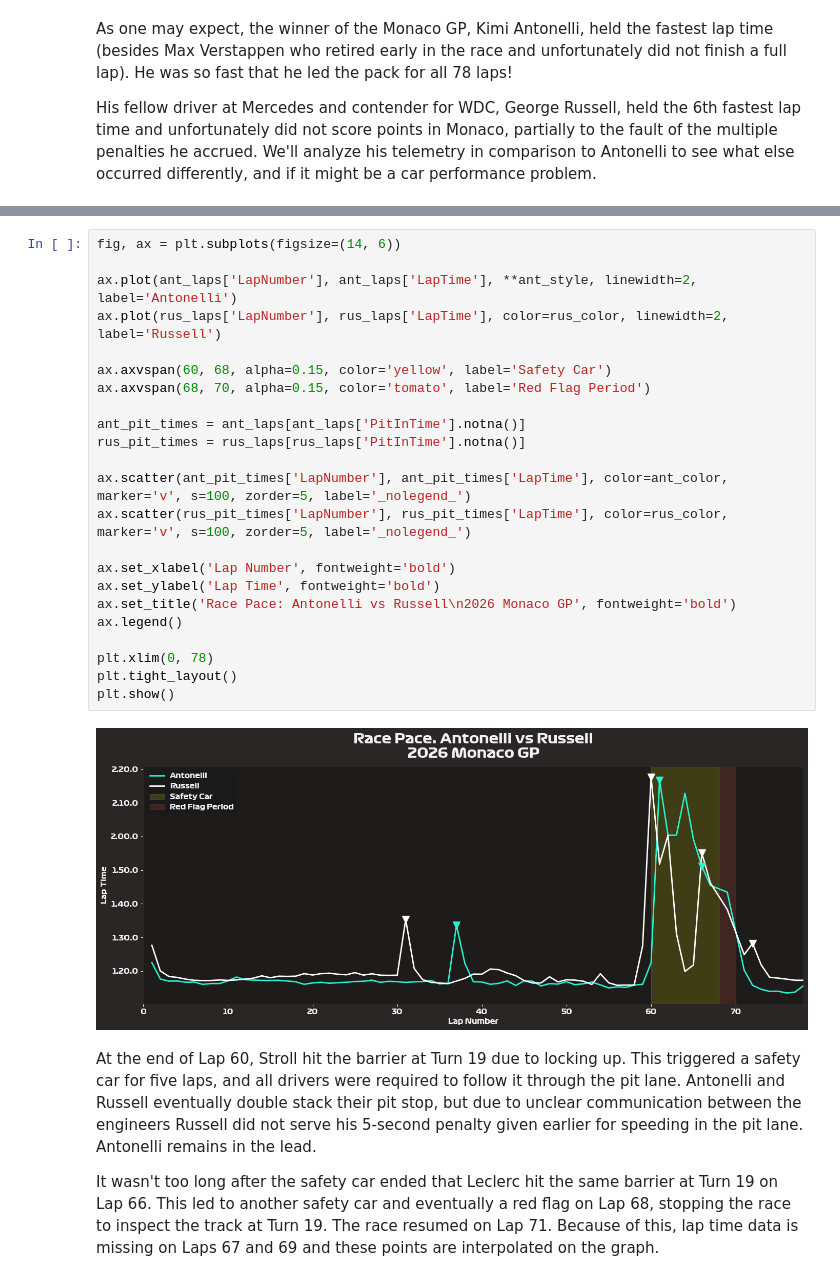
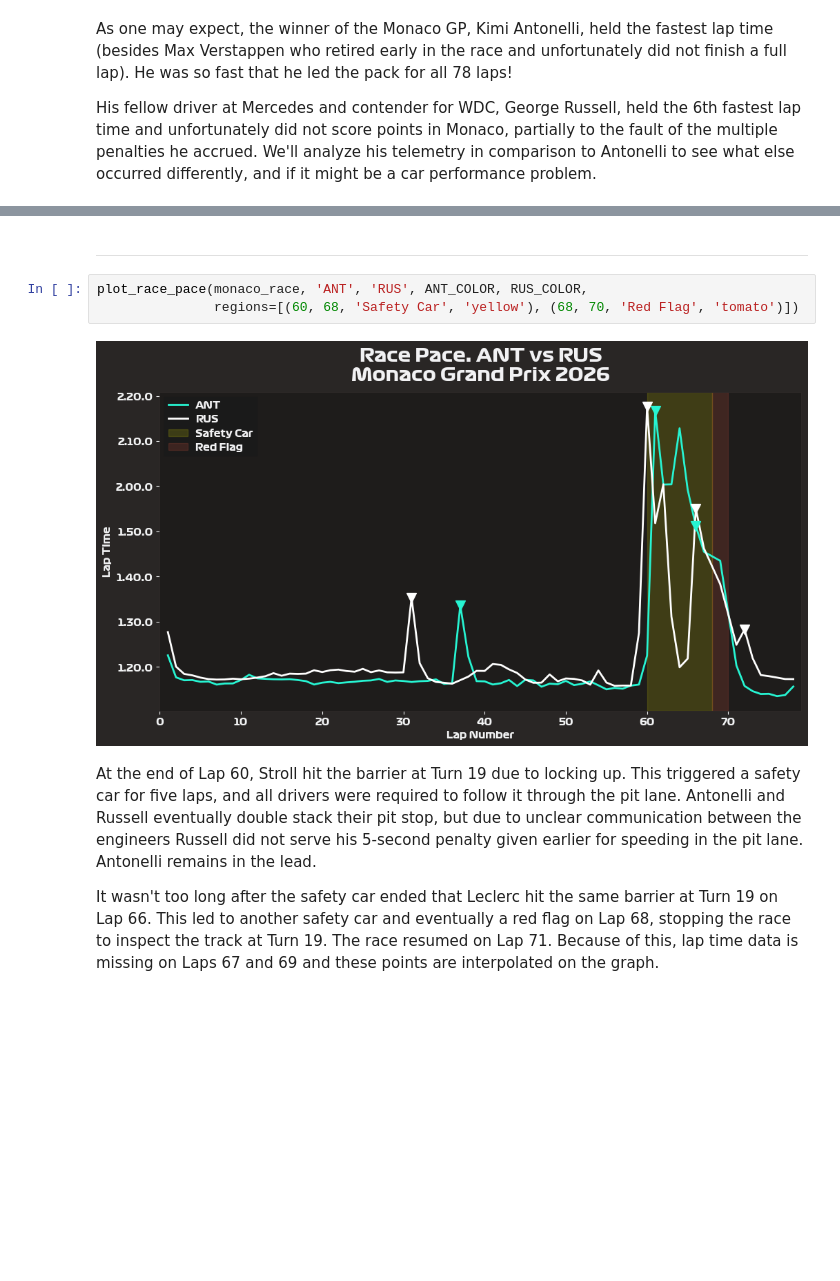
Before and after one commit to billtaing/Formula-1-Data-Science, a Jupyter notebook: monaco_gp_2026.ipynb, the cells around one changed output, grey strips where cells are left out. Cells and saved outputs as stored; diff of their text form; blank space fills up the shorter version.

```diff
--- a/monaco_gp_2026.ipynb
+++ b/monaco_gp_2026.ipynb
@@ -65,28 +47,10 @@ rus_color = 'white'
-# %%
-fig, ax = plt.subplots(figsize=(14, 6))
-
-ax.plot(ant_laps['LapNumber'], ant_laps['LapTime'], **ant_style, linewidth=2, label='Antonelli')
-ax.plot(rus_laps['LapNumber'], rus_laps['LapTime'], color=rus_color, linewidth=2, label='Russell')
-
-ax.axvspan(60, 68, alpha=0.15, color='yellow', label='Safety Car')
-ax.axvspan(68, 70, alpha=0.15, color='tomato', label='Red Flag Period')
-
-ant_pit_times = ant_laps[ant_laps['PitInTime'].notna()]
-rus_pit_times = rus_laps[rus_laps['PitInTime'].notna()]
-
-ax.scatter(ant_pit_times['LapNumber'], ant_pit_times['LapTime'], color=ant_color, marker='v', s=100, zorder=5, label='_nolegend_')
-ax.scatter(rus_pit_times['LapNumber'], rus_pit_times['LapTime'], color=rus_color, marker='v', s=100, zorder=5, label='_nolegend_')
-
-ax.set_xlabel('Lap Number', fontweight='bold')
-ax.set_ylabel('Lap Time', fontweight='bold')
-ax.set_title('Race Pace: Antonelli vs Russell\n2026 Monaco GP', fontweight='bold')
-ax.legend()
-
-plt.xlim(0, 78)
-plt.tight_layout()
-plt.show()
-# %% [output]
-[figure, removed]
+# %% [markdown]
+---
+# %%
+plot_race_pace(monaco_race, 'ANT', 'RUS', ANT_COLOR, RUS_COLOR,
+               regions=[(60, 68, 'Safety Car', 'yellow'), (68, 70, 'Red Flag', 'tomato')])
+# %% [output]
+[figure, added]
 # %% [markdown]
 At the end of Lap 60, Stroll hit the barrier at Turn 19 due to locking up. This triggered a safety car for five laps, and all drivers were required to follow it through the pit lane. Antonelli and Russell eventually double stack their pit stop, but due to unclear communication between the engineers Russell did not serve his 5-second penalty given earlier for speeding in the pit lane. Antonelli remains in the lead.
 
```
Also changed, not shown: parts of 23 cells of this notebook, 2 other files.
